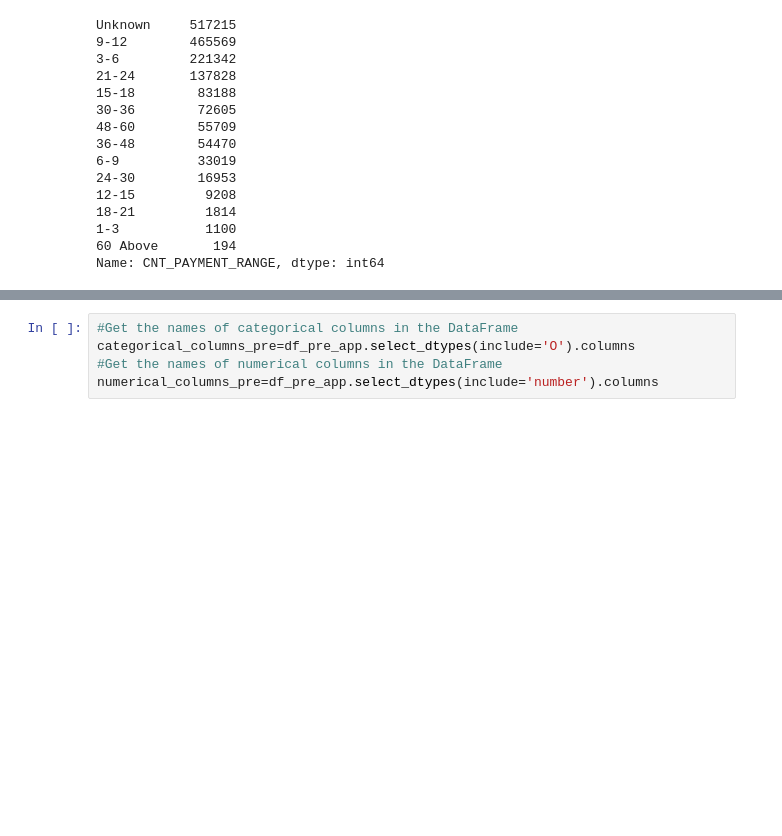
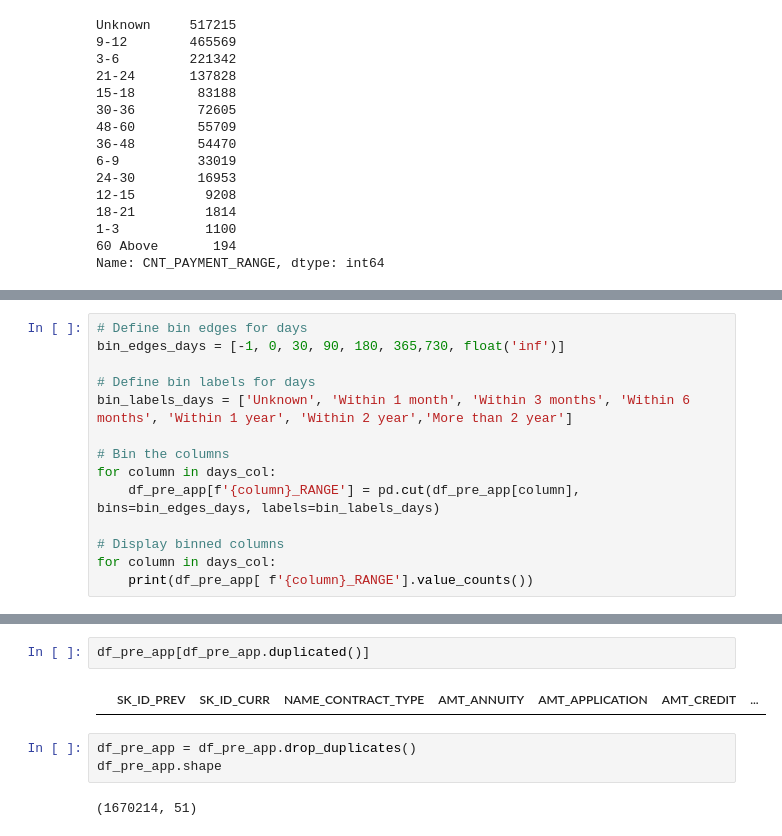
Before and after one commit to raghavendranhp/Financial_Risk_Detection, a Jupyter notebook: Pre_process_Finance.ipynb, the cells around one changed output, grey strips where cells are left out. Drawn from its saved outputs; the diff is of its cells as text; blank space fills up the shorter version.

```diff
--- a/Pre_process_Finance.ipynb
+++ b/Pre_process_Finance.ipynb
@@ -514,0 +606,14 @@ Name: CNT_PAYMENT_RANGE, dtype: int64
+# %%
+# Define bin edges for days
+bin_edges_days = [-1, 0, 30, 90, 180, 365,730, float('inf')]
+
+# Define bin labels for days
+bin_labels_days = ['Unknown', 'Within 1 month', 'Within 3 months', 'Within 6 months', 'Within 1 year', 'Within 2 year','More than 2 year']
+
+# Bin the columns
+for column in days_col:
+    df_pre_app[f'{column}_RANGE'] = pd.cut(df_pre_app[column], bins=bin_edges_days, labels=bin_labels_days)
+
+# Display binned columns
+for column in days_col:
+    print(df_pre_app[ f'{column}_RANGE'].value_counts())
@@ -524,5 +659,9 @@ df_pre_app.describe(include="O")
-# %%
-#Get the names of categorical columns in the DataFrame
-categorical_columns_pre=df_pre_app.select_dtypes(include='O').columns
-#Get the names of numerical columns in the DataFrame
-numerical_columns_pre=df_pre_app.select_dtypes(include='number').columns
+# %%
+df_pre_app[df_pre_app.duplicated()]
+# %% [output]
+|  | SK_ID_PREV | SK_ID_CURR | NAME_CONTRACT_TYPE | AMT_ANNUITY | AMT_APPLICATION | AMT_CREDIT | ... |
+# %%
+df_pre_app = df_pre_app.drop_duplicates()
+df_pre_app.shape
+# %% [output]
+(1670214, 51)
```
Also changed, not shown: parts of 24 cells of this notebook.
